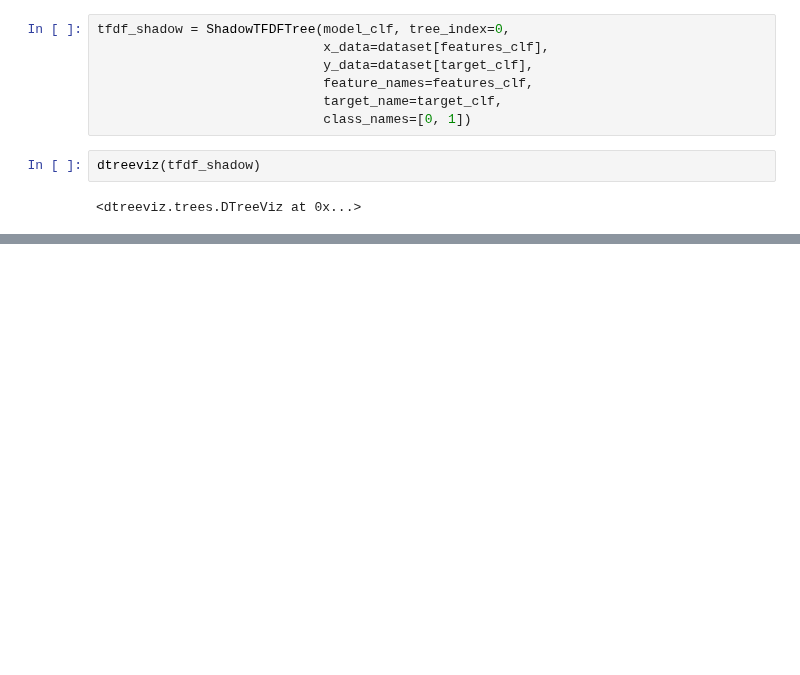
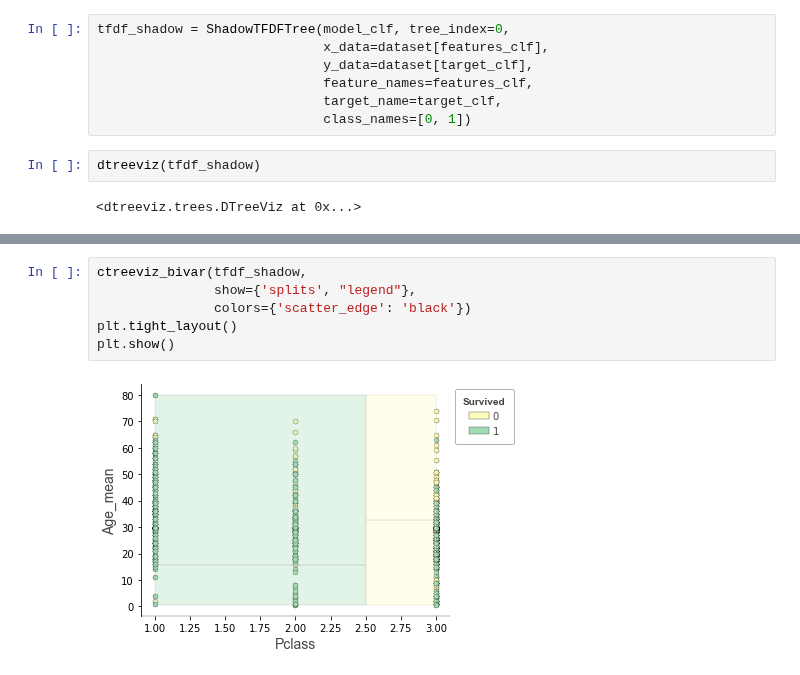
Before and after one commit to parrt/dtreeviz, a Jupyter notebook: notebooks/dtreeviz_tensorflow_df_visualisations.ipynb, the cells around one changed output, grey strips where cells are left out. Saved outputs shown, nothing was run; the diff lists cells and outputs as text; blank space fills up the shorter version.

```diff
--- a/notebooks/dtreeviz_tensorflow_df_visualisations.ipynb
+++ b/notebooks/dtreeviz_tensorflow_df_visualisations.ipynb
@@ -347,0 +420,8 @@ tfdf_shadow.get_prediction(0)
+# %%
+ctreeviz_bivar(tfdf_shadow,
+               show={'splits', "legend"},
+               colors={'scatter_edge': 'black'})
+plt.tight_layout()
+plt.show()
+# %% [output]
+[figure, added]
```
Also changed, not shown: parts of 64 cells of this notebook, 2 other files.
